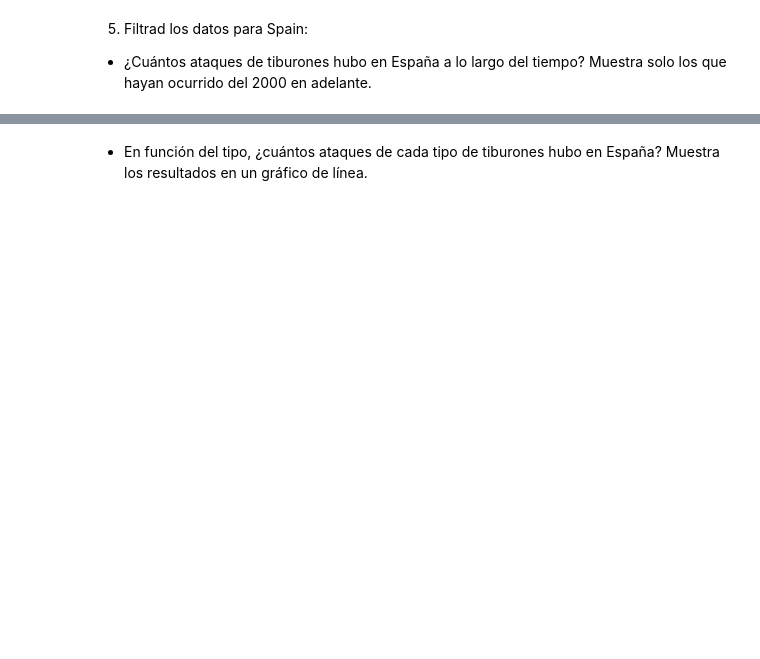
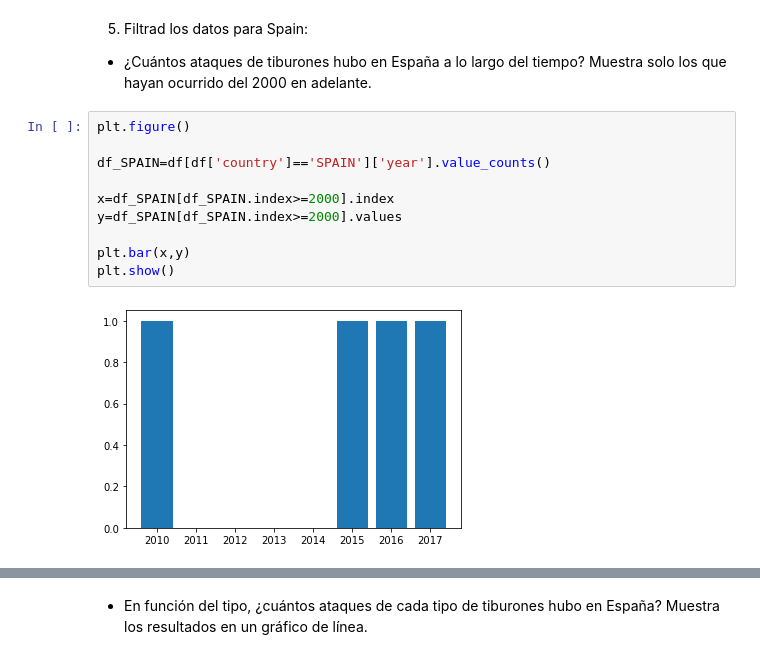
Before and after one commit to Adalab/DA-Stadistics-y-Visualizacion-Matlab-and-Seaborn-, a Jupyter notebook: visualizacion/pairprog-visualizacion-visualizacion1_matplotlib.ipynb, the cells around one changed output, grey strips where cells are left out. Cells and saved outputs as stored; diff of their text form; blank space fills up the shorter version.

```diff
--- a/visualizacion/pairprog-visualizacion-visualizacion1_matplotlib.ipynb
+++ b/visualizacion/pairprog-visualizacion-visualizacion1_matplotlib.ipynb
@@ -195,3 +241,15 @@ plt.show()
 # %% [markdown]
 5. Filtrad los datos para Spain:
 - ¿Cuántos ataques de tiburones hubo en España a lo largo del tiempo? Muestra solo los que hayan ocurrido del 2000 en adelante.
+# %%
+plt.figure()
+
+df_SPAIN=df[df['country']=='SPAIN']['year'].value_counts()
+
+x=df_SPAIN[df_SPAIN.index>=2000].index
+y=df_SPAIN[df_SPAIN.index>=2000].values
+
+plt.bar(x,y)
+plt.show()
+# %% [output]
+[figure, added]
```
Also changed, not shown: parts of 11 cells of this notebook.
